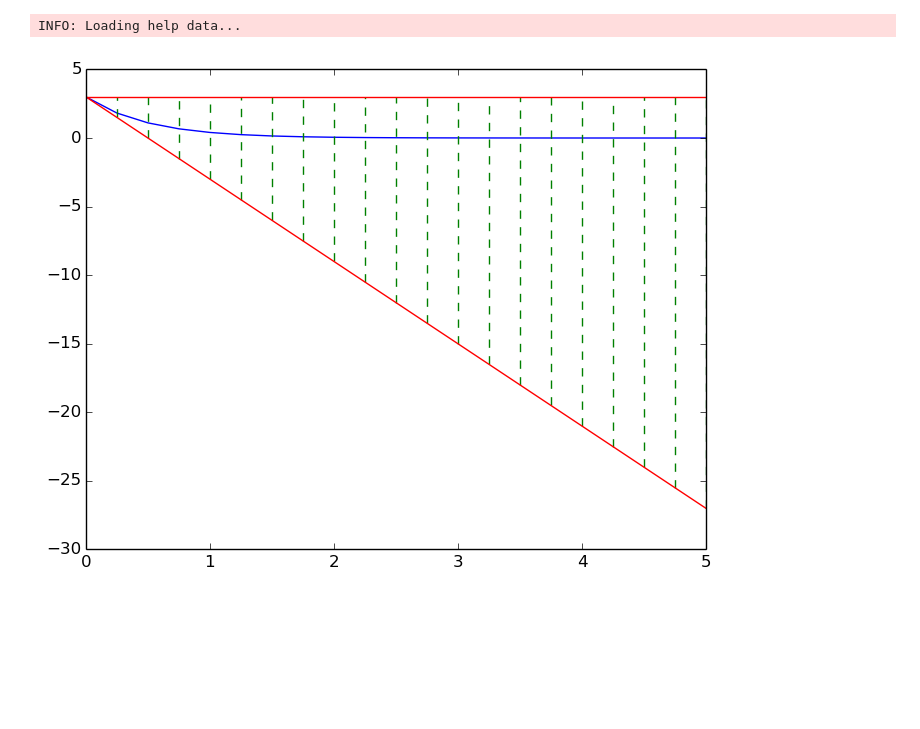
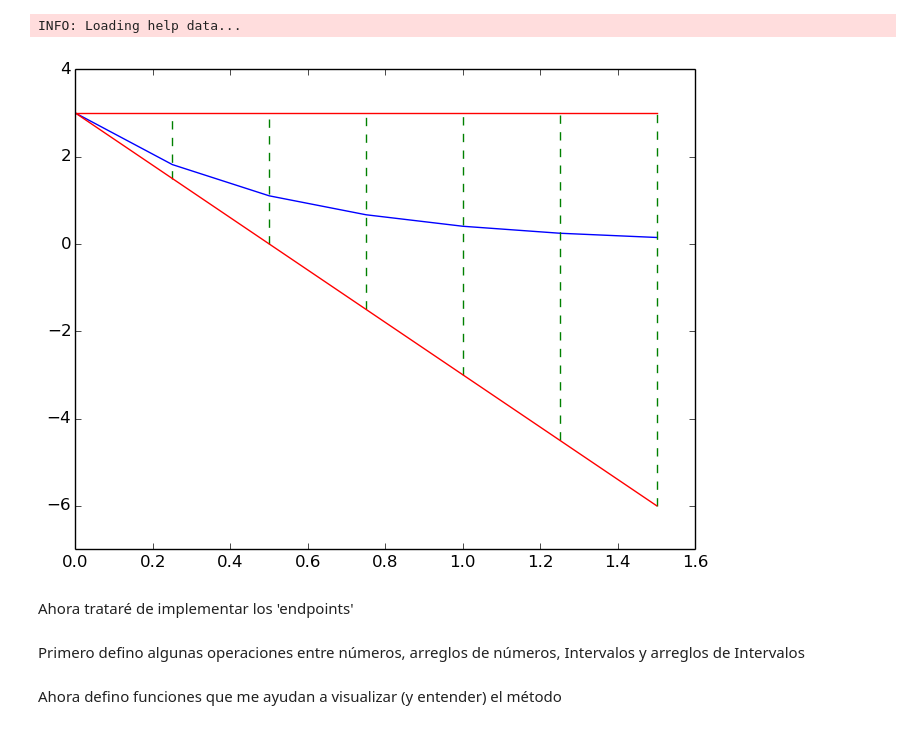
Before and after one commit to shgaeo/ProyectoClase, a Jupyter notebook: Notas/Sobre Capítulo 6 del Tucker.ipynb, the cells around one changed output. Cells and saved outputs as stored; diff of their text form; code cells hidden in the pictures; blank space fills up the shorter version.

```diff
--- a/Notas/Sobre Capítulo 6 del Tucker.ipynb
+++ b/Notas/Sobre Capítulo 6 del Tucker.ipynb
@@ -62,24 +68,30 @@ INFO: Loading help data...
 # %%
 # d/dt x(t) = -2x(t) ; x(0)=3   →    x(t)= 3 exp(-2t)
 
 f(x)= -2*x
 x(t)=3*exp(-2*t)
 
-t=0:2.0^-2:5
+t=0:2.0^-2:1.5
 
 PyPlot.plot(t,x(t))
 
 x0=Intervalo[]
 x0Top=similar(t)
 x0Bot=similar(t)
 for i=1:length(t)
     push!(x0,3 + t[i]*f(Intervalo(0,3)))
     x0Top[i]=x0[i].b
     x0Bot[i]=x0[i].a
     PyPlot.plot(t[i]*[1,1],Float64[x0[i].a,x0[i].b],"--g")
 end
 
 PyPlot.plot(t,x0Top,"-r")
 PyPlot.plot(t,x0Bot,"-r");
+PyPlot.ylim([min(x0Bot[end],x1Bot[end],x0Bot[1],x1Bot[1],x(0),x(t[end]))-1,
+    max(x0Bot[end],x1Bot[end],x0Bot[1],x1Bot[1],x(0),x(t[end]))+1]);
 # %% [output]
-[figure, old version]
+[figure, new version]
+# %% [markdown]
+Ahora trataré de implementar los 'endpoints'
+# %% [markdown]
+Primero defino algunas operaciones entre números, arreglos de números, Intervalos y arreglos de Intervalos
@@ -85,0 +123,2 @@ PyPlot.plot(t,x0Bot,"-r");
+# %% [markdown]
+Ahora defino funciones que me ayudan a visualizar (y entender) el método
```
Also changed, not shown: parts of 16 cells of this notebook.
